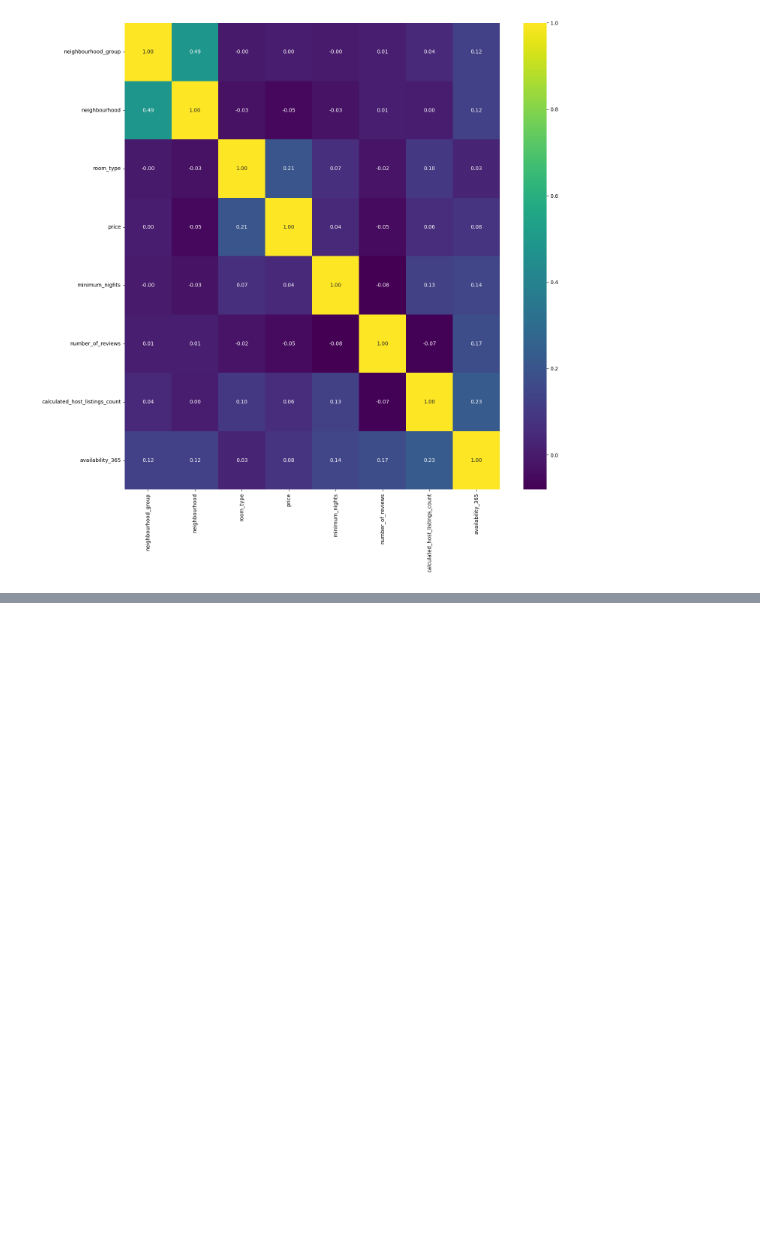
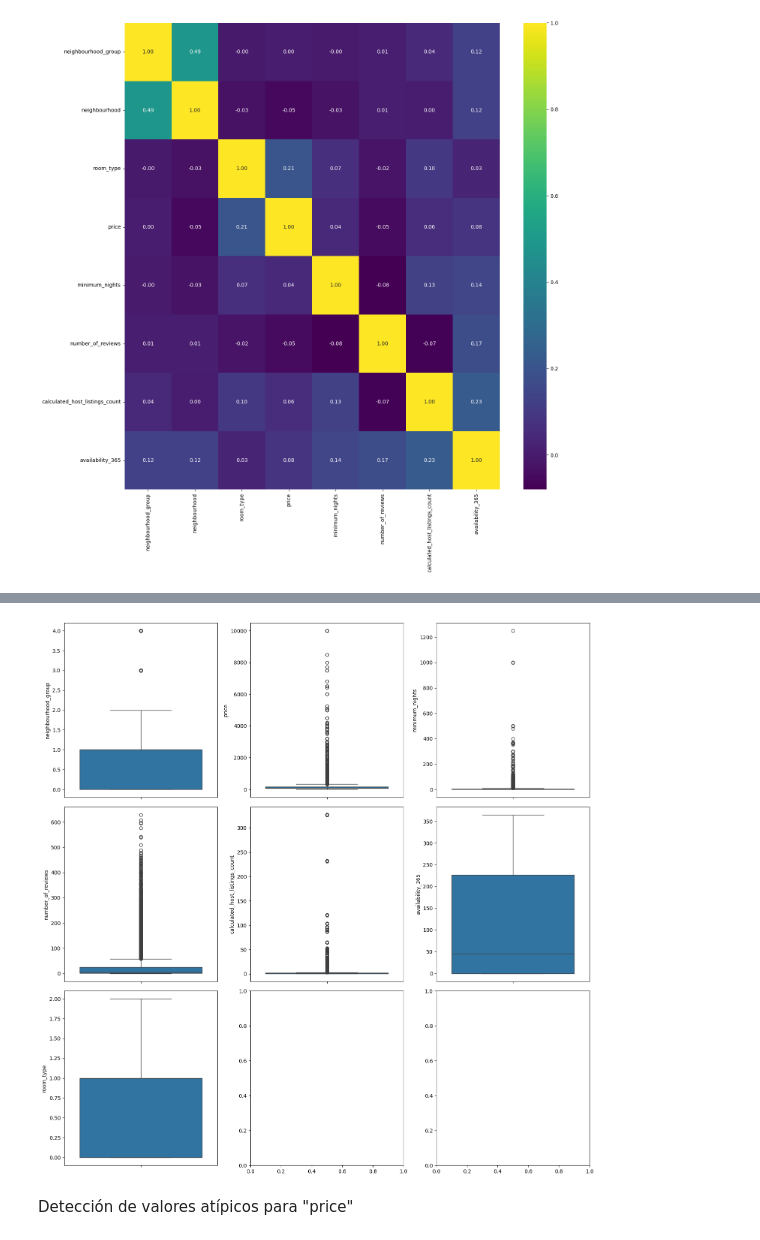
Before and after one commit to 4GeeksAcademy/Wiston_Travieso-machine-learning-python, a Jupyter notebook: src/explore.ipynb, the cells around one changed output, grey strips where cells are left out. Saved outputs shown, nothing was run; the diff lists cells and outputs as text; code cells hidden in the pictures; blank space fills up the shorter version.

```diff
--- a/src/explore.ipynb
+++ b/src/explore.ipynb
@@ -193,0 +216,19 @@ plt.show()
+# %%
+fig, axis = plt.subplots(3, 3, figsize = (15, 15))
+
+sns.boxplot(ax = axis[0, 0], data = total_data, y = "neighbourhood_group")
+sns.boxplot(ax = axis[0, 1], data = total_data, y = "price")
+sns.boxplot(ax = axis[0, 2], data = total_data, y = "minimum_nights")
+sns.boxplot(ax = axis[1, 0], data = total_data, y = "number_of_reviews")
+sns.boxplot(ax = axis[1, 1], data = total_data, y = "calculated_host_listings_count")
+sns.boxplot(ax = axis[1, 2], data = total_data, y = "availability_365")
+sns.boxplot(ax = axis[2, 0], data = total_data, y = "room_type")
+
+
+plt.tight_layout()
+
+plt.show()
+# %% [output]
+[figure, added]
+# %% [markdown]
+Detección de valores atípicos para "price"
```
Also changed, not shown: parts of 22 cells of this notebook.
